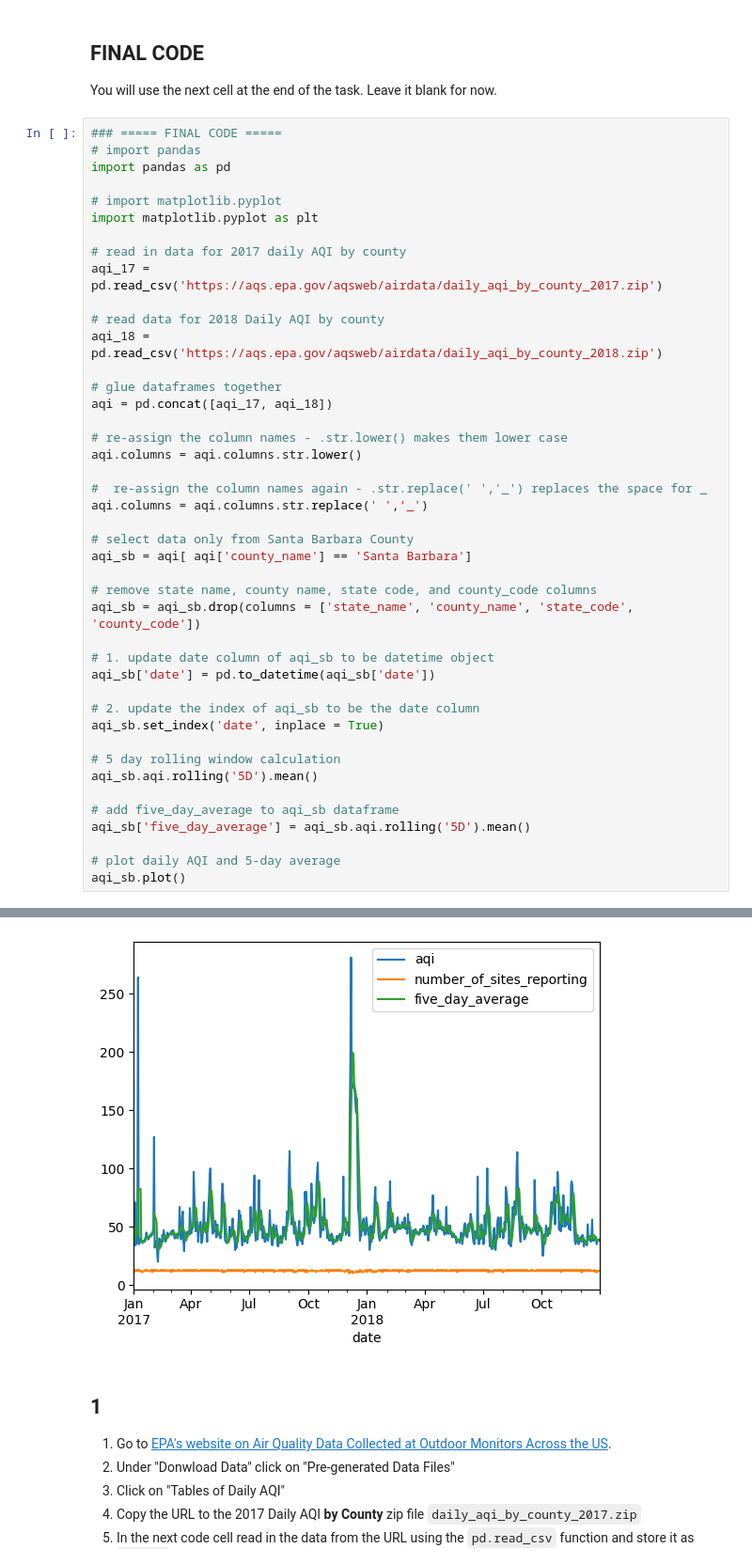
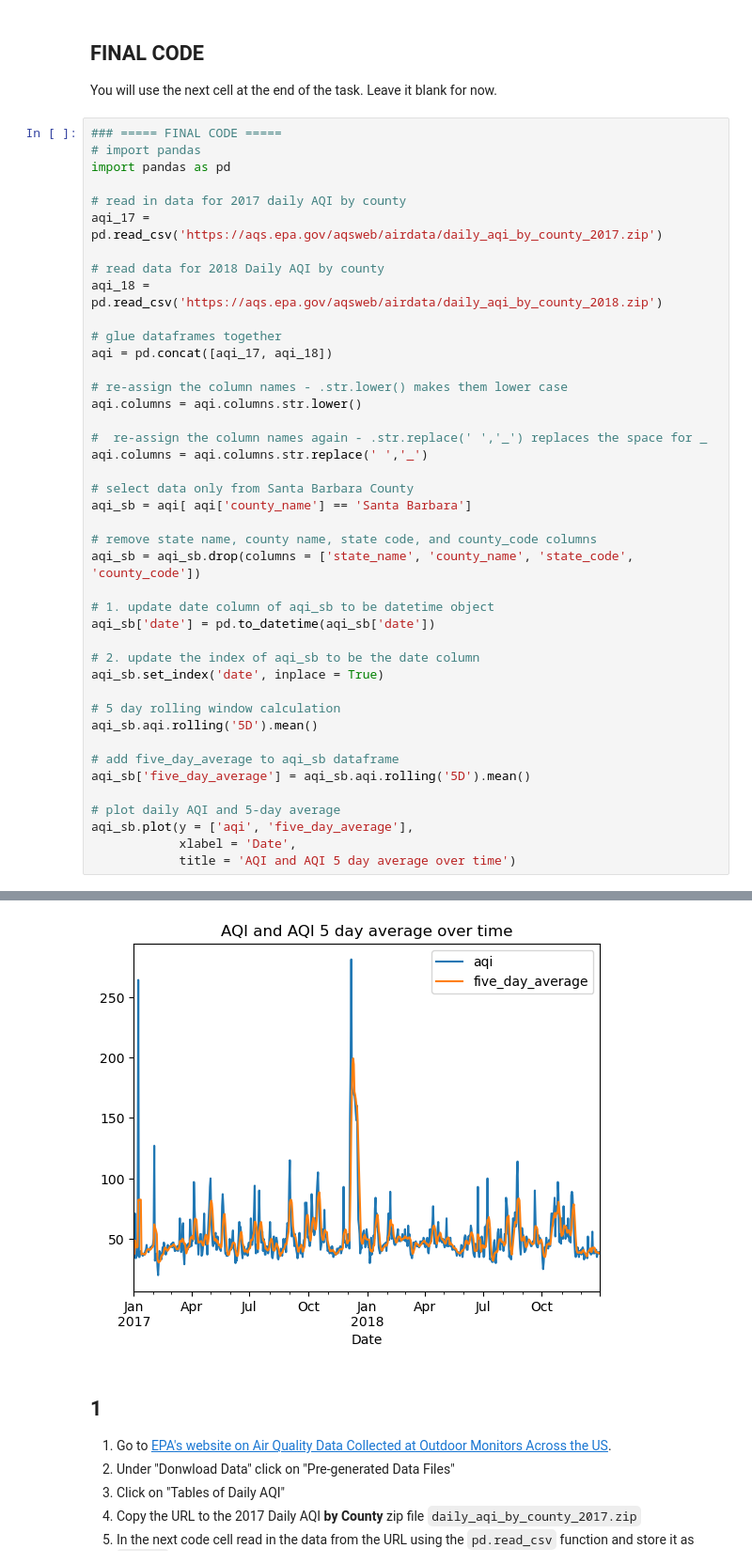
Before and after one commit to h-hahn/eds220-hwk-2, a Jupyter notebook: hwk2-task2-aqi.ipynb, the cells around one changed output, grey strips where cells are left out. Shown at 94% size. Drawn from its saved outputs; the diff is of its cells as text.

```diff
--- a/hwk2-task2-aqi.ipynb
+++ b/hwk2-task2-aqi.ipynb
@@ -22,9 +22,6 @@ You will use the next cell at the end of the task. Leave it blank for now.
 ### ===== FINAL CODE =====
 # import pandas
 import pandas as pd
-
-# import matplotlib.pyplot
-import matplotlib.pyplot as plt
 
 # read in data for 2017 daily AQI by county
 aqi_17 = pd.read_csv('https://aqs.epa.gov/aqsweb/airdata/daily_aqi_by_county_2017.zip')
@@ -60,5 +57,7 @@ aqi_sb.aqi.rolling('5D').mean()
 aqi_sb['five_day_average'] = aqi_sb.aqi.rolling('5D').mean()
 
 # plot daily AQI and 5-day average
-aqi_sb.plot()
+aqi_sb.plot(y = ['aqi', 'five_day_average'],
+            xlabel = 'Date',
+            title = 'AQI and AQI 5 day average over time')
 # %% [output]
@@ -66,4 +65,4 @@ aqi_sb.plot()
-[figure, old version]
+[figure, new version]
 # %% [markdown]
 ## 1
 
```
Also changed, not shown: parts of 13 cells of this notebook, 1 other file.
